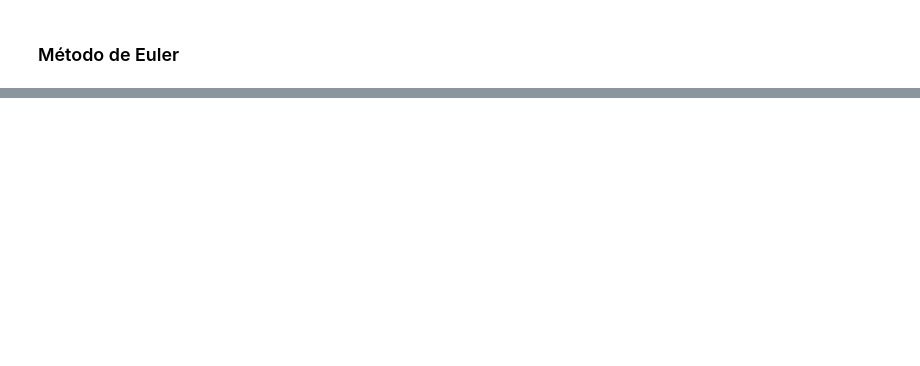
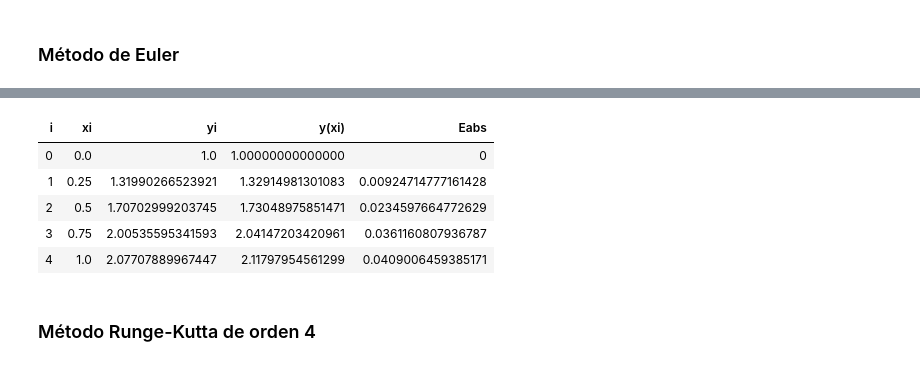
Before and after one commit to 00251716/NumericalAnalysis2018, a Jupyter notebook: 04-ODES/4-1-IVPs.ipynb, the cells around one changed output, grey strips where cells are left out. Cells and saved outputs as stored; diff of their text form; code cells hidden in the pictures; blank space fills up the shorter version.

```diff
--- a/04-ODES/4-1-IVPs.ipynb
+++ b/04-ODES/4-1-IVPs.ipynb
@@ -150,0 +186,11 @@ printTable(columns, data)
+# %%
+printTable(columns, data)
+# %% [output]
+| i | xi | yi | y(xi) | Eabs |
+| 0 | 0.0 | 1.0 | 1.00000000000000 | 0 |
+| 1 | 0.25 | 1.31990266523921 | 1.32914981301083 | 0.00924714777161428 |
+| 2 | 0.5 | 1.70702999203745 | 1.73048975851471 | 0.0234597664772629 |
+| 3 | 0.75 | 2.00535595341593 | 2.04147203420961 | 0.0361160807936787 |
+| 4 | 1.0 | 2.07707889967447 | 2.11797954561299 | 0.0409006459385171 |
+# %% [markdown]
+### Método Runge-Kutta de orden 4
```
Also changed, not shown: parts of 7 cells of this notebook.
